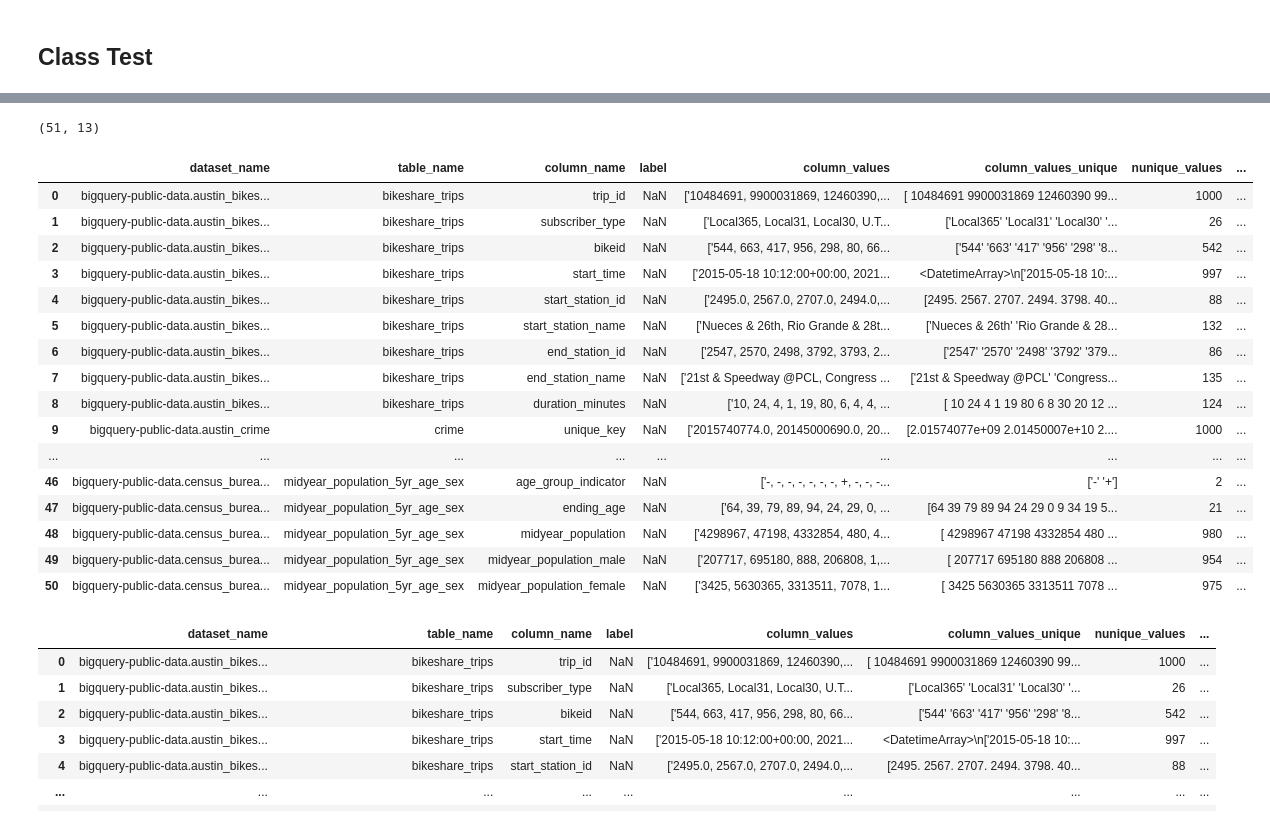
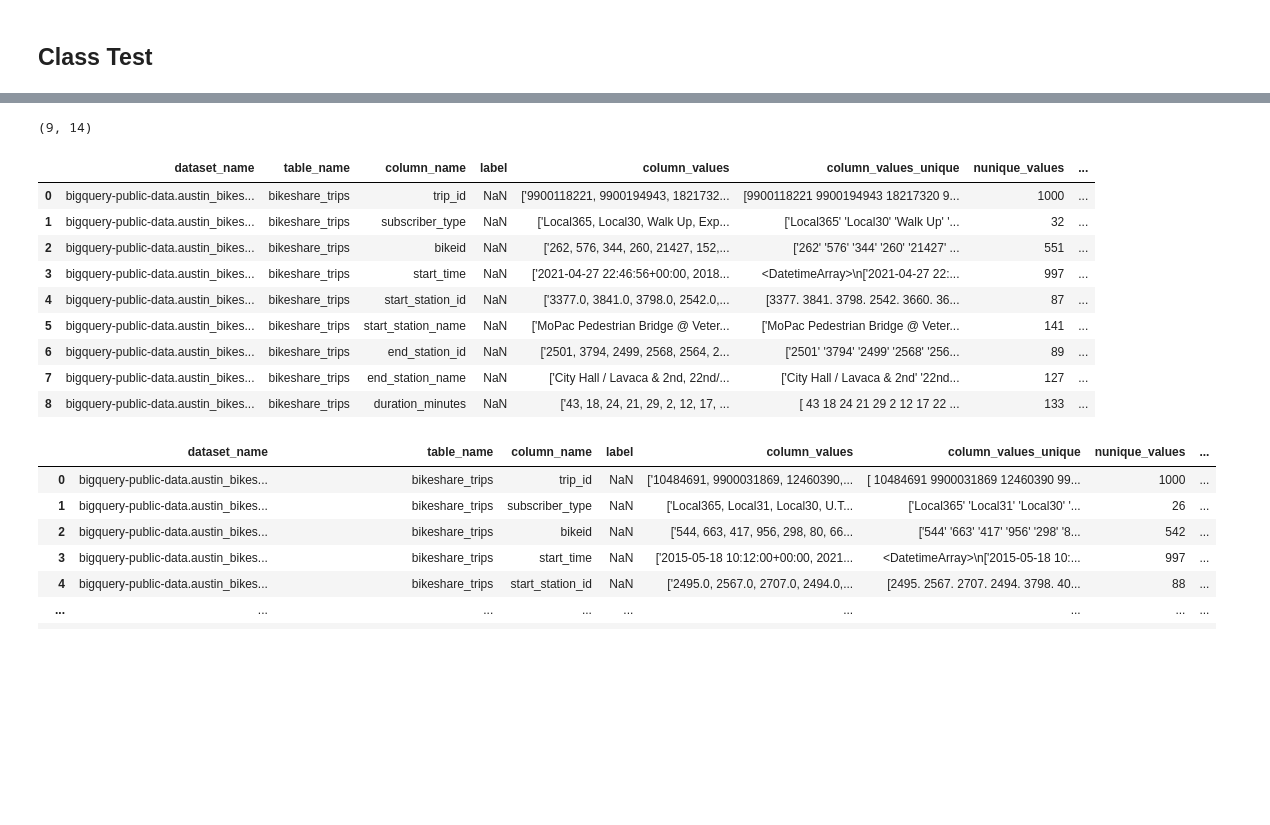
Before and after one commit to mareksherman/classipy, a Jupyter notebook: notebooks/AfroYak_GBQ.ipynb, the cells around one changed output, grey strips where cells are left out. Cells and saved outputs as stored; diff of their text form; code cells hidden in the pictures; blank space fills up the shorter version.

```diff
--- a/notebooks/AfroYak_GBQ.ipynb
+++ b/notebooks/AfroYak_GBQ.ipynb
@@ -29,26 +54,19 @@ Completed Downloading Datasets
 # %%
-test_df = pd.read_csv('raw_data/gbq_data.csv')
-print(test_df.shape)
-test_df
+gbq_df = pd.read_csv('raw_data/gbq_data.csv')
+print(gbq_df.shape)
+gbq_df
 # %% [output]
-(51, 13)
+(9, 14)
 |  | dataset_name | table_name | column_name | label | column_values | column_values_unique | nunique_values | ... |
-| 0 | bigquery-public-data.austin_bikes... | bikeshare_trips | trip_id | NaN | ['10484691, 9900031869, 12460390,... | [ 10484691 9900031869 12460390 99... | 1000 | ... |
-| 1 | bigquery-public-data.austin_bikes... | bikeshare_trips | subscriber_type | NaN | ['Local365, Local31, Local30, U.T... | ['Local365' 'Local31' 'Local30' '... | 26 | ... |
-| 2 | bigquery-public-data.austin_bikes... | bikeshare_trips | bikeid | NaN | ['544, 663, 417, 956, 298, 80, 66... | ['544' '663' '417' '956' '298' '8... | 542 | ... |
-| 3 | bigquery-public-data.austin_bikes... | bikeshare_trips | start_time | NaN | ['2015-05-18 10:12:00+00:00, 2021... | <DatetimeArray>\n['2015-05-18 10:... | 997 | ... |
-| 4 | bigquery-public-data.austin_bikes... | bikeshare_trips | start_station_id | NaN | ['2495.0, 2567.0, 2707.0, 2494.0,... | [2495. 2567. 2707. 2494. 3798. 40... | 88 | ... |
-| 5 | bigquery-public-data.austin_bikes... | bikeshare_trips | start_station_name | NaN | ['Nueces & 26th, Rio Grande & 28t... | ['Nueces & 26th' 'Rio Grande & 28... | 132 | ... |
-| 6 | bigquery-public-data.austin_bikes... | bikeshare_trips | end_station_id | NaN | ['2547, 2570, 2498, 3792, 3793, 2... | ['2547' '2570' '2498' '3792' '379... | 86 | ... |
-| 7 | bigquery-public-data.austin_bikes... | bikeshare_trips | end_station_name | NaN | ['21st & Speedway @PCL, Congress ... | ['21st & Speedway @PCL' 'Congress... | 135 | ... |
-| 8 | bigquery-public-data.austin_bikes... | bikeshare_trips | duration_minutes | NaN | ['10, 24, 4, 1, 19, 80, 6, 4, 4, ... | [ 10 24 4 1 19 80 6 8 30 20 12 ... | 124 | ... |
-| 9 | bigquery-public-data.austin_crime | crime | unique_key | NaN | ['2015740774.0, 20145000690.0, 20... | [2.01574077e+09 2.01450007e+10 2.... | 1000 | ... |
-| ... | ... | ... | ... | ... | ... | ... | ... | ... |
-| 46 | bigquery-public-data.census_burea... | midyear_population_5yr_age_sex | age_group_indicator | NaN | ['-, -, -, -, -, -, -, +, -, -, -... | ['-' '+'] | 2 | ... |
-| 47 | bigquery-public-data.census_burea... | midyear_population_5yr_age_sex | ending_age | NaN | ['64, 39, 79, 89, 94, 24, 29, 0, ... | [64 39 79 89 94 24 29 0 9 34 19 5... | 21 | ... |
-| 48 | bigquery-public-data.census_burea... | midyear_population_5yr_age_sex | midyear_population | NaN | ['4298967, 47198, 4332854, 480, 4... | [ 4298967 47198 4332854 480 ... | 980 | ... |
-| 49 | bigquery-public-data.census_burea... | midyear_population_5yr_age_sex | midyear_population_male | NaN | ['207717, 695180, 888, 206808, 1,... | [ 207717 695180 888 206808 ... | 954 | ... |
-| 50 | bigquery-public-data.census_burea... | midyear_population_5yr_age_sex | midyear_population_female | NaN | ['3425, 5630365, 3313511, 7078, 1... | [ 3425 5630365 3313511 7078 ... | 975 | ... |
+| 0 | bigquery-public-data.austin_bikes... | bikeshare_trips | trip_id | NaN | ['9900118221, 9900194943, 1821732... | [9900118221 9900194943 18217320 9... | 1000 | ... |
+| 1 | bigquery-public-data.austin_bikes... | bikeshare_trips | subscriber_type | NaN | ['Local365, Local30, Walk Up, Exp... | ['Local365' 'Local30' 'Walk Up' '... | 32 | ... |
+| 2 | bigquery-public-data.austin_bikes... | bikeshare_trips | bikeid | NaN | ['262, 576, 344, 260, 21427, 152,... | ['262' '576' '344' '260' '21427' ... | 551 | ... |
+| 3 | bigquery-public-data.austin_bikes... | bikeshare_trips | start_time | NaN | ['2021-04-27 22:46:56+00:00, 2018... | <DatetimeArray>\n['2021-04-27 22:... | 997 | ... |
+| 4 | bigquery-public-data.austin_bikes... | bikeshare_trips | start_station_id | NaN | ['3377.0, 3841.0, 3798.0, 2542.0,... | [3377. 3841. 3798. 2542. 3660. 36... | 87 | ... |
+| 5 | bigquery-public-data.austin_bikes... | bikeshare_trips | start_station_name | NaN | ['MoPac Pedestrian Bridge @ Veter... | ['MoPac Pedestrian Bridge @ Veter... | 141 | ... |
+| 6 | bigquery-public-data.austin_bikes... | bikeshare_trips | end_station_id | NaN | ['2501, 3794, 2499, 2568, 2564, 2... | ['2501' '3794' '2499' '2568' '256... | 89 | ... |
+| 7 | bigquery-public-data.austin_bikes... | bikeshare_trips | end_station_name | NaN | ['City Hall / Lavaca & 2nd, 22nd/... | ['City Hall / Lavaca & 2nd' '22nd... | 127 | ... |
+| 8 | bigquery-public-data.austin_bikes... | bikeshare_trips | duration_minutes | NaN | ['43, 18, 24, 21, 29, 2, 12, 17, ... | [ 43 18 24 21 29 2 12 17 22 ... | 133 | ... |
 # %%
 pd.read_csv('raw_data/combined_data.csv')
 # %% [output]
```
Also changed, not shown: parts of 1 cell of this notebook, 4 other files.
